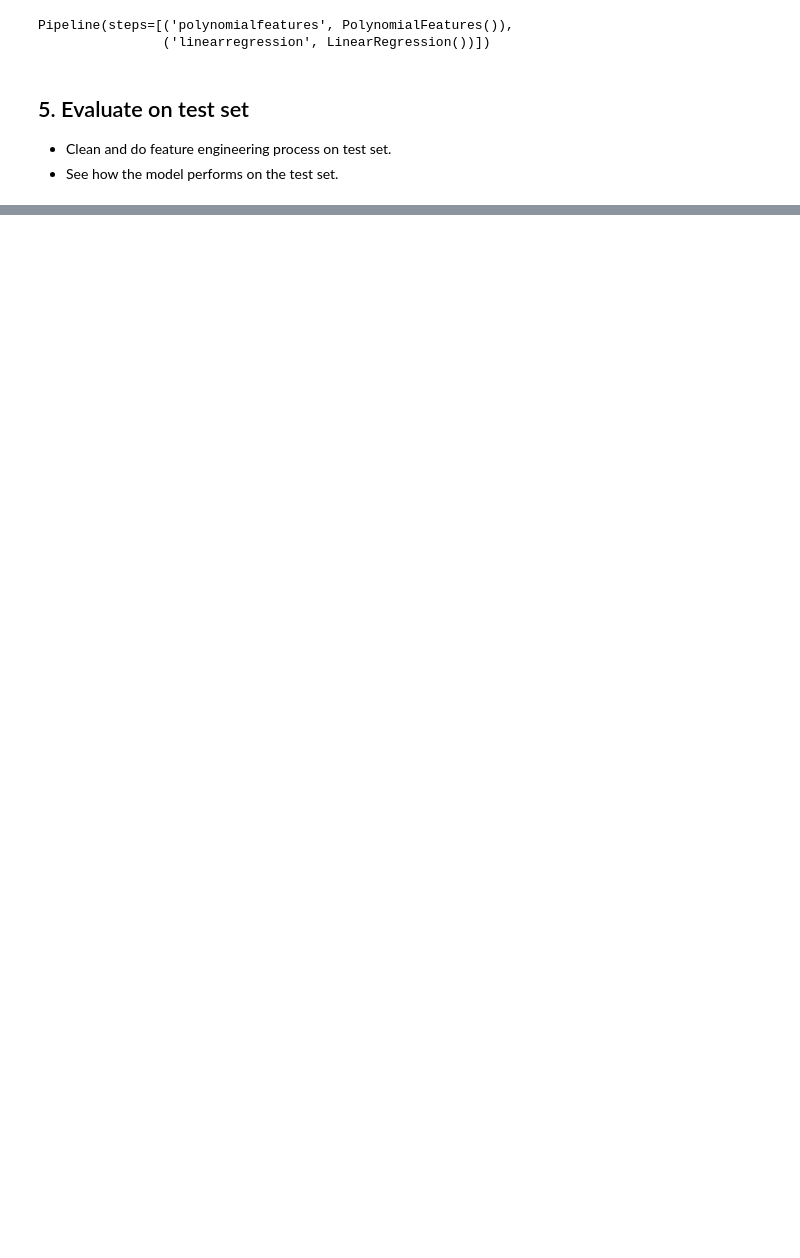
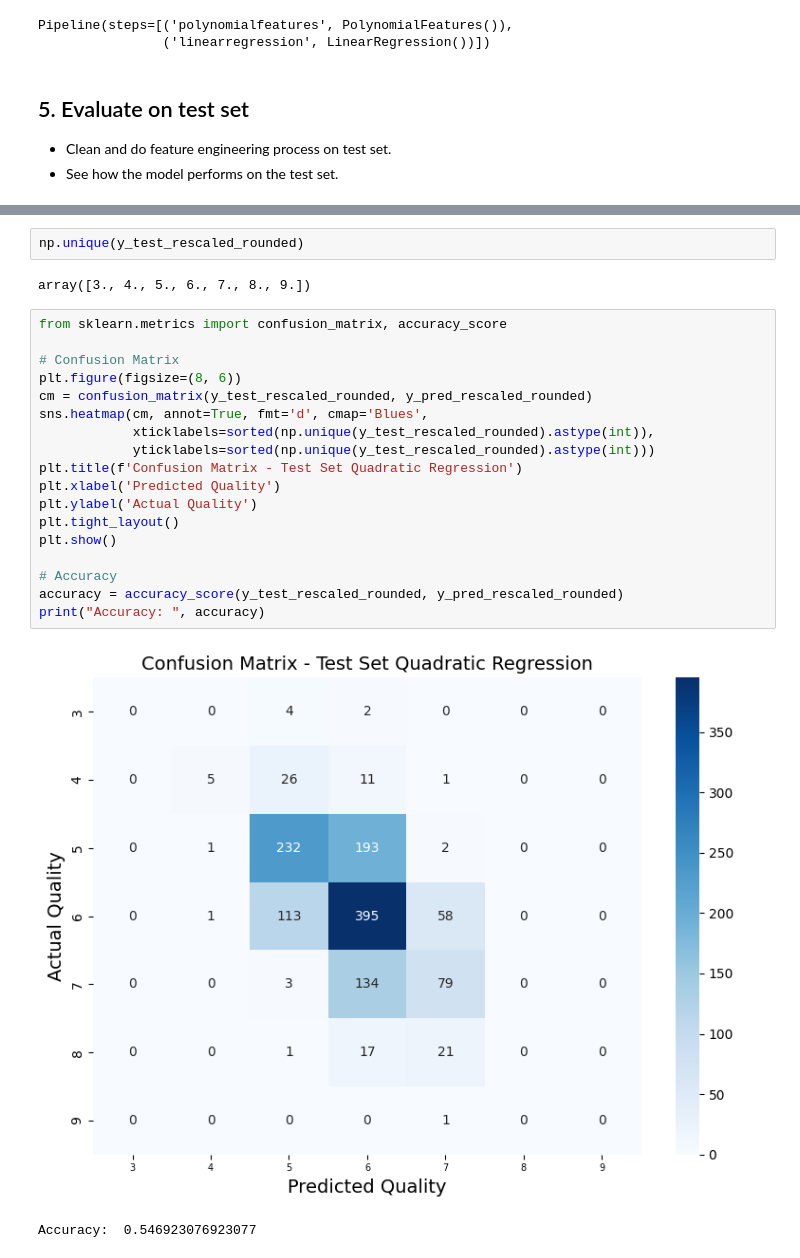
Before and after one commit to alapena/wine-tasters-AAF, a Jupyter notebook: The-Project/The-Project-Fred-reg.ipynb, the cells around one changed output, grey strips where cells are left out. Drawn from its saved outputs; the diff is of its cells as text; blank space fills up the shorter version.

```diff
--- a/The-Project/The-Project-Fred-reg.ipynb
+++ b/The-Project/The-Project-Fred-reg.ipynb
@@ -439,3 +451,28 @@ Final misclassification error:  0.48615384615384616
+# %%
+np.unique(y_test_rescaled_rounded)
+# %% [output]
+array([3., 4., 5., 6., 7., 8., 9.])
+# %%
+from sklearn.metrics import confusion_matrix, accuracy_score
+
+# Confusion Matrix
+plt.figure(figsize=(8, 6))
+cm = confusion_matrix(y_test_rescaled_rounded, y_pred_rescaled_rounded)
+sns.heatmap(cm, annot=True, fmt='d', cmap='Blues',
+            xticklabels=sorted(np.unique(y_test_rescaled_rounded).astype(int)),
+            yticklabels=sorted(np.unique(y_test_rescaled_rounded).astype(int)))
+plt.title(f'Confusion Matrix - Test Set Quadratic Regression')
+plt.xlabel('Predicted Quality')
+plt.ylabel('Actual Quality')
+plt.tight_layout()
+plt.show()
+
+# Accuracy
+accuracy = accuracy_score(y_test_rescaled_rounded, y_pred_rescaled_rounded)
+print("Accuracy: ", accuracy)
+# %% [output]
+[figure, added]
+Accuracy:  0.546923076923077
 # %% [markdown]
 ## 6. Conclusions and future work
 
```
Also changed, not shown: parts of 6 cells of this notebook.
